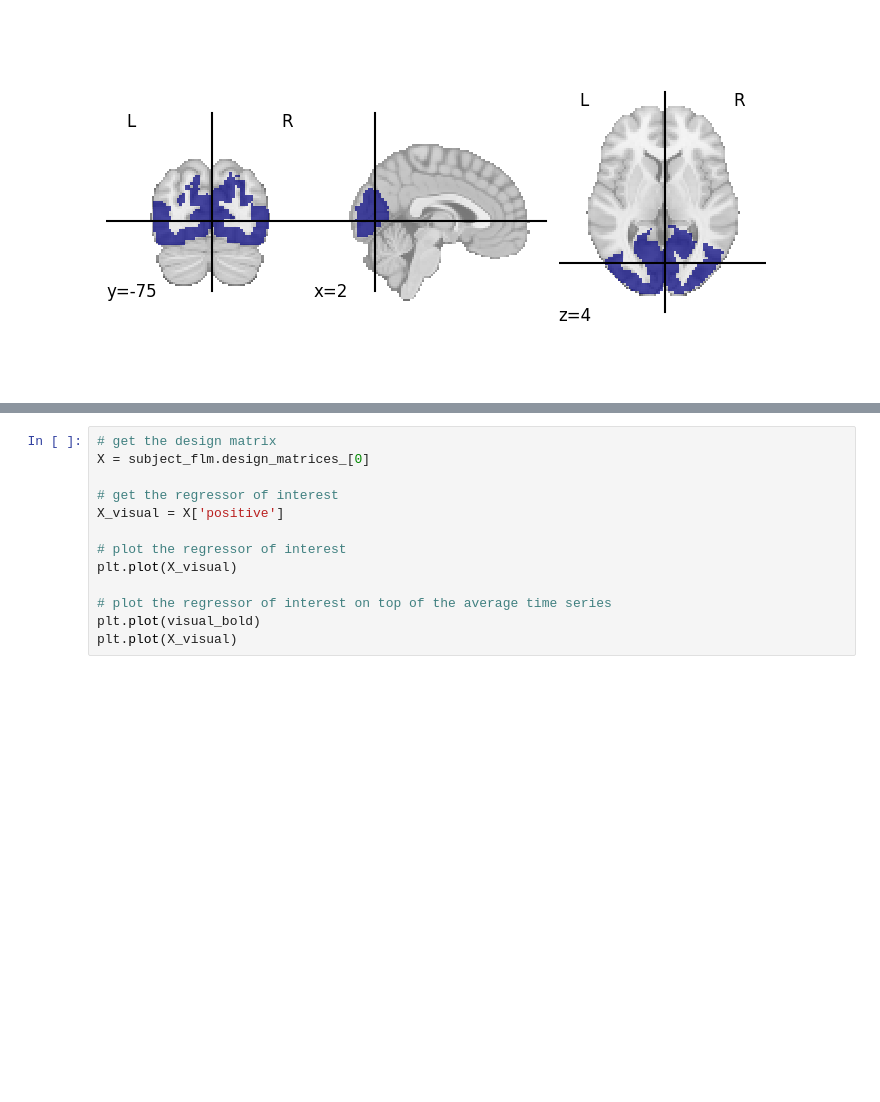
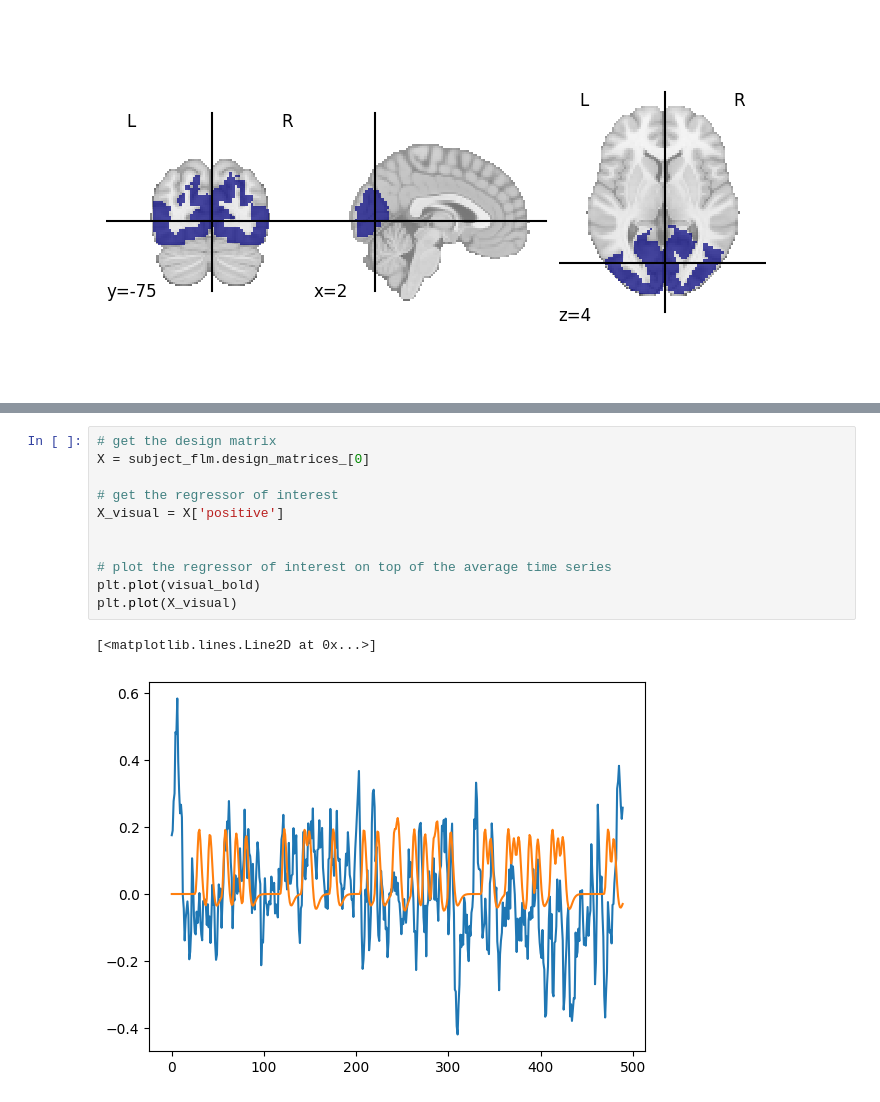
Before and after one commit to laurabpaulsen/fMRI_analysis, a Jupyter notebook: sanity_checks.ipynb, the cells around one changed output, grey strips where cells are left out. Drawn from its saved outputs; the diff is of its cells as text; blank space fills up the shorter version.

```diff
--- a/sanity_checks.ipynb
+++ b/sanity_checks.ipynb
@@ -90,13 +89,14 @@ plt.title('Average BOLD signal in visual cortex')
 # %%
 # get the design matrix
 X = subject_flm.design_matrices_[0]
 
 # get the regressor of interest
 X_visual = X['positive']
 
-# plot the regressor of interest
-plt.plot(X_visual)
 
 # plot the regressor of interest on top of the average time series
 plt.plot(visual_bold)
 plt.plot(X_visual)
+# %% [output]
+[<matplotlib.lines.Line2D at 0x...>]
+[figure, added]
```
Also changed, not shown: parts of 6 cells of this notebook.
